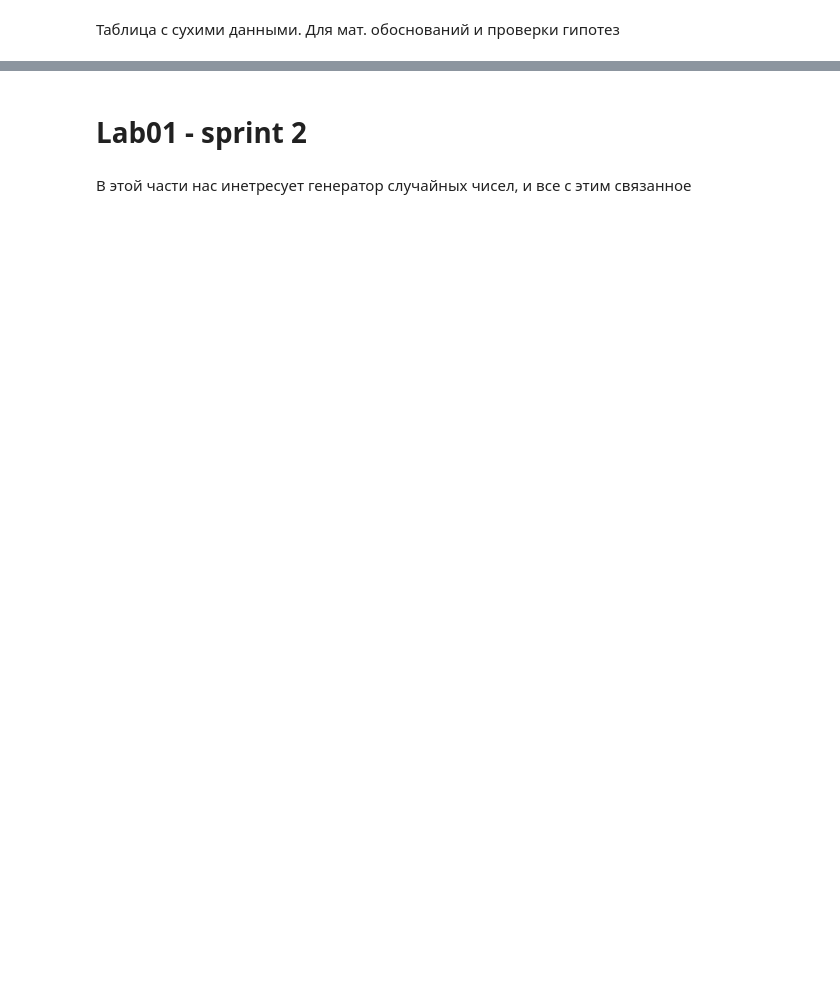
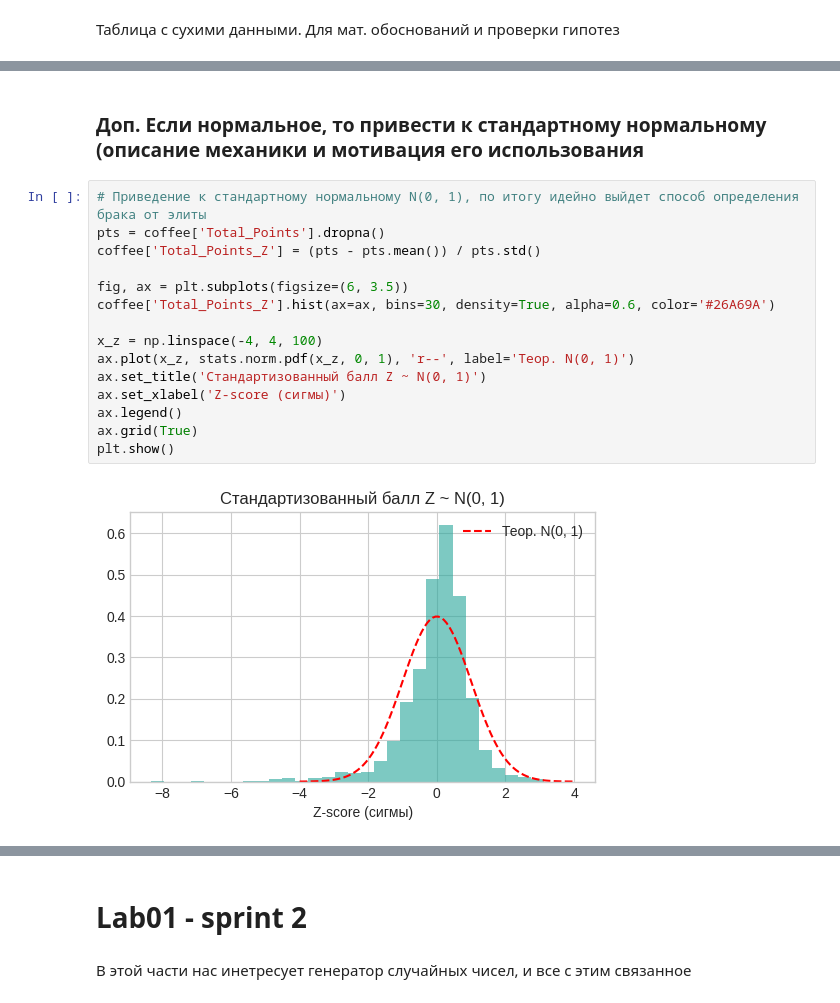
Before and after one commit to yen-28/StatLab52, a Jupyter notebook: beginners.ipynb, the cells around one changed output, grey strips where cells are left out. Cells and saved outputs as stored; diff of their text form; blank space fills up the shorter version.

```diff
--- a/beginners.ipynb
+++ b/beginners.ipynb
@@ -412,0 +503,19 @@ plt.show()
+# %% [markdown]
+### Доп. Если нормальное, то привести к стандартному нормальному (описание механики и мотивация его использования
+# %%
+# Приведение к стандартному нормальному N(0, 1), по итогу идейно выйдет способ определения брака от элиты
+pts = coffee['Total_Points'].dropna()
+coffee['Total_Points_Z'] = (pts - pts.mean()) / pts.std()
+
+fig, ax = plt.subplots(figsize=(6, 3.5))
+coffee['Total_Points_Z'].hist(ax=ax, bins=30, density=True, alpha=0.6, color='#26A69A')
+
+x_z = np.linspace(-4, 4, 100)
+ax.plot(x_z, stats.norm.pdf(x_z, 0, 1), 'r--', label='Теор. N(0, 1)')
+ax.set_title('Стандартизованный балл Z ~ N(0, 1)')
+ax.set_xlabel('Z-score (сигмы)')
+ax.legend()
+ax.grid(True)
+plt.show()
+# %% [output]
+[figure, added]
```
Also changed, not shown: parts of 48 cells of this notebook.
